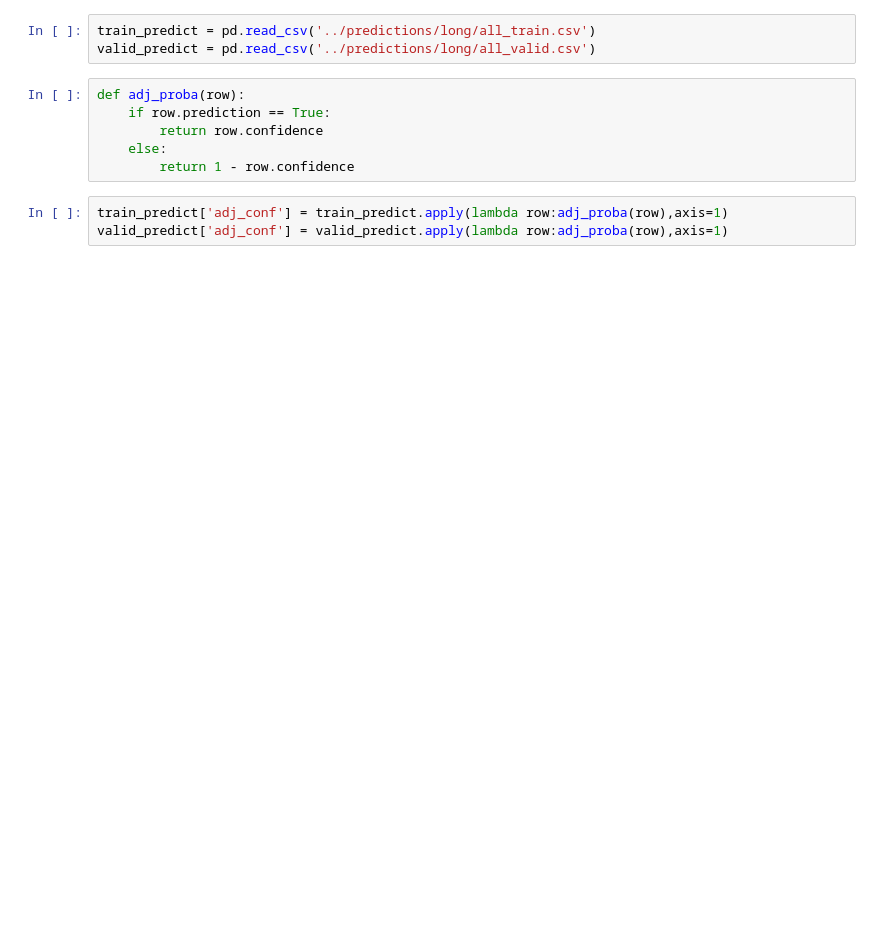
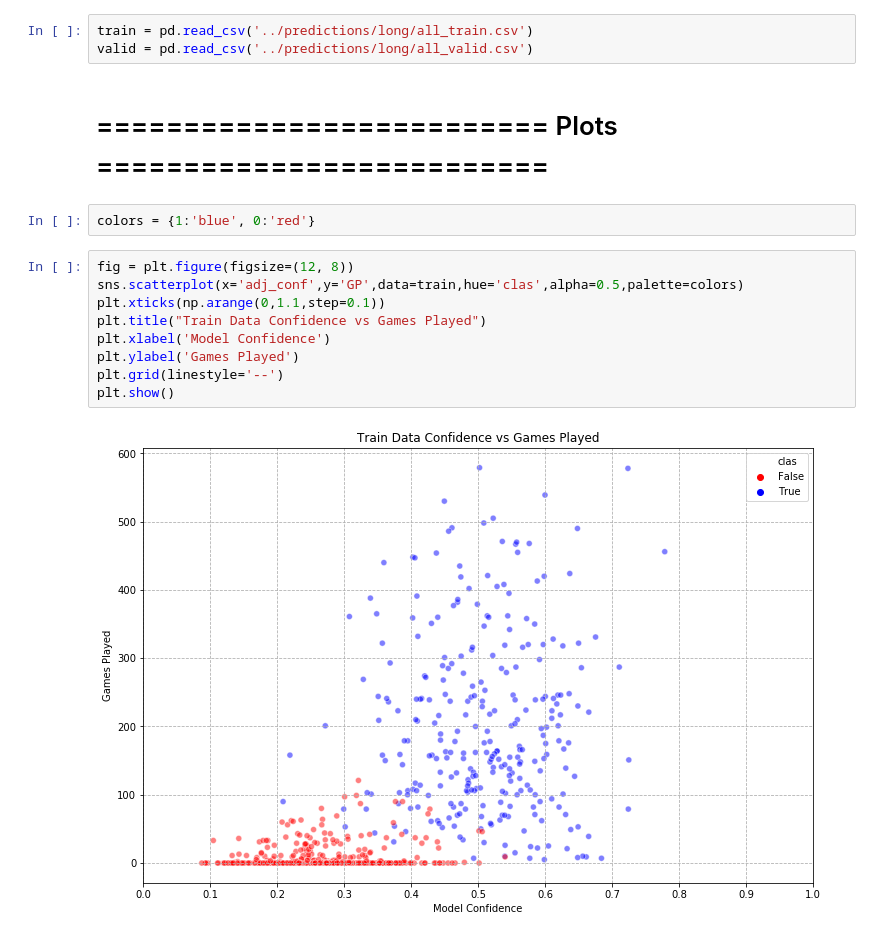
Before and after one commit to mattjliu/NHL-Prospect-Classifier, a Jupyter notebook: notebooks/vizualization.ipynb, the cells around one changed output. Drawn from its saved outputs; the diff is of its cells as text; blank space fills up the shorter version.

```diff
--- a/notebooks/vizualization.ipynb
+++ b/notebooks/vizualization.ipynb
@@ -5,12 +6,18 @@ import matplotlib.pyplot as plt
 # %%
-train_predict = pd.read_csv('../predictions/long/all_train.csv')
-valid_predict = pd.read_csv('../predictions/long/all_valid.csv')
+train = pd.read_csv('../predictions/long/all_train.csv')
+valid = pd.read_csv('../predictions/long/all_valid.csv')
-# %%
-def adj_proba(row):
-    if row.prediction == True:
-        return row.confidence
-    else:
-        return 1 - row.confidence
-# %%
-train_predict['adj_conf'] = train_predict.apply(lambda row:adj_proba(row),axis=1)
-valid_predict['adj_conf'] = valid_predict.apply(lambda row:adj_proba(row),axis=1)
+# %% [markdown]
+# ========================== Plots ==========================
+# %%
+colors = {1:'blue', 0:'red'}
+# %%
+fig = plt.figure(figsize=(12, 8))
+sns.scatterplot(x='adj_conf',y='GP',data=train,hue='clas',alpha=0.5,palette=colors)
+plt.xticks(np.arange(0,1.1,step=0.1))
+plt.title("Train Data Confidence vs Games Played")
+plt.xlabel('Model Confidence')
+plt.ylabel('Games Played')
+plt.grid(linestyle='--')
+plt.show()
+# %% [output]
+[figure, added]
```
Also changed, not shown: parts of 11 cells of this notebook, 24 other files.
